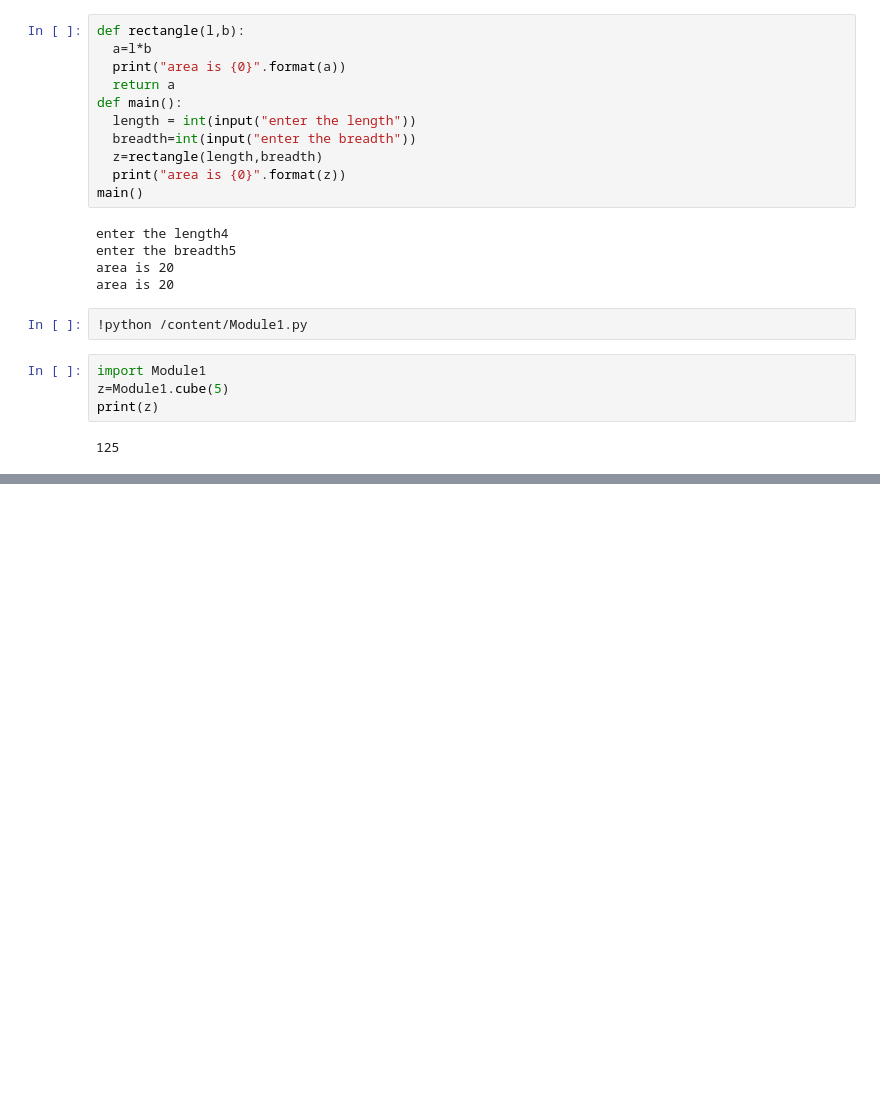
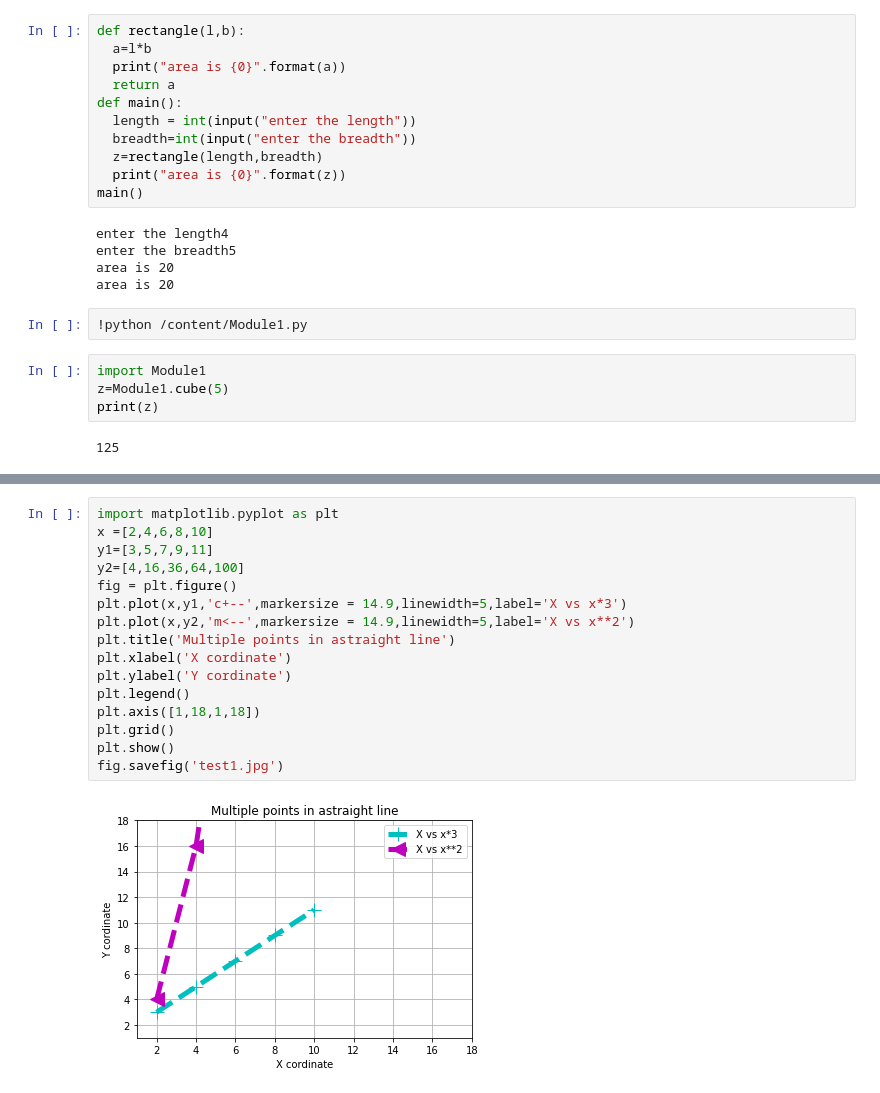
Before and after one commit to aryana322/numpy, a Jupyter notebook: Aryan_033.ipynb, the cells around one changed output, grey strips where cells are left out. Saved outputs shown, nothing was run; the diff lists cells and outputs as text; blank space fills up the shorter version.

```diff
--- a/Aryan_033.ipynb
+++ b/Aryan_033.ipynb
@@ -226,0 +78,18 @@ print(a)
+# %%
+import matplotlib.pyplot as plt
+x =[2,4,6,8,10]
+y1=[3,5,7,9,11]
+y2=[4,16,36,64,100]
+fig = plt.figure()
+plt.plot(x,y1,'c+--',markersize = 14.9,linewidth=5,label='X vs x*3')
+plt.plot(x,y2,'m<--',markersize = 14.9,linewidth=5,label='X vs x**2')
+plt.title('Multiple points in astraight line')
+plt.xlabel('X cordinate')
+plt.ylabel('Y cordinate')
+plt.legend()
+plt.axis([1,18,1,18])
+plt.grid()
+plt.show()
+fig.savefig('test1.jpg')
+# %% [output]
+[figure, added]
```
Also changed, not shown: parts of 12 cells of this notebook.
